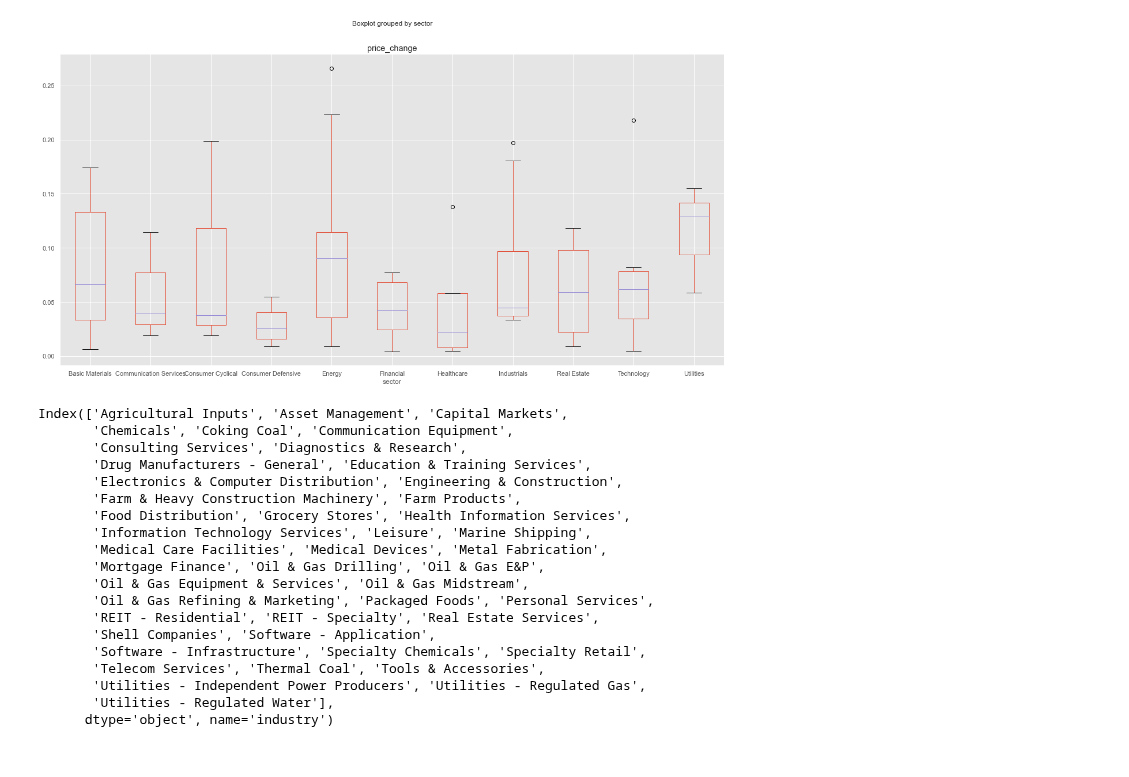
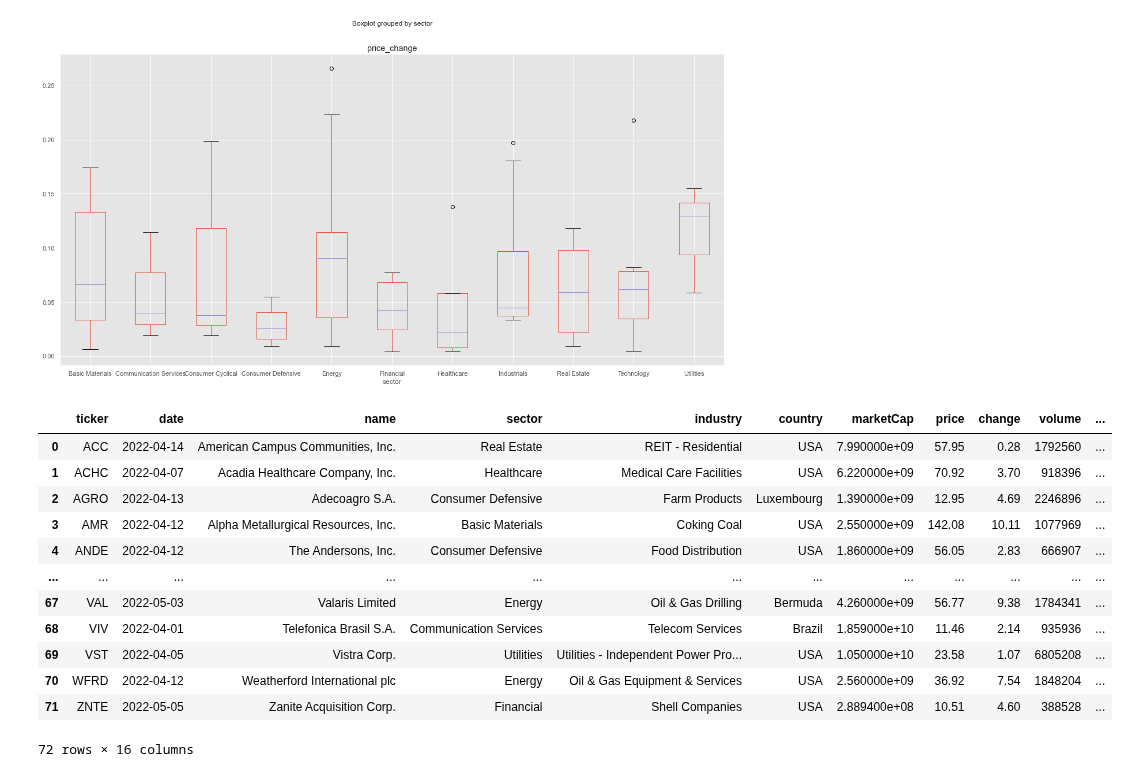
Before and after one commit to laimis/stock-screener-reports, a Jupyter notebook: src/FinvizScraper.Analysis/new_highs_analysis.ipynb, the cells around one changed output. Drawn from its saved outputs; the diff is of its cells as text; code cells hidden in the pictures.

```diff
--- a/src/FinvizScraper.Analysis/new_highs_analysis.ipynb
+++ b/src/FinvizScraper.Analysis/new_highs_analysis.ipynb
@@ -89,25 +128,19 @@ new_highs_with_p_clean.boxplot(column="price_change", by="sector")
 # %% [output]
 <AxesSubplot:title={'center':'price_change'}, xlabel='sector'>
 [figure]
-# %%
-new_highs_with_p_clean.groupby("industry")["price_change"].median()
-# %% [output]
-Index(['Agricultural Inputs', 'Asset Management', 'Capital Markets',
-       'Chemicals', 'Coking Coal', 'Communication Equipment',
-       'Consulting Services', 'Diagnostics & Research',
-       'Drug Manufacturers - General', 'Education & Training Services',
-       'Electronics & Computer Distribution', 'Engineering & Construction',
-       'Farm & Heavy Construction Machinery', 'Farm Products',
-       'Food Distribution', 'Grocery Stores', 'Health Information Services',
-       'Information Technology Services', 'Leisure', 'Marine Shipping',
-       'Medical Care Facilities', 'Medical Devices', 'Metal Fabrication',
-       'Mortgage Finance', 'Oil & Gas Drilling', 'Oil & Gas E&P',
-       'Oil & Gas Equipment & Services', 'Oil & Gas Midstream',
-       'Oil & Gas Refining & Marketing', 'Packaged Foods', 'Personal Services',
-       'REIT - Residential', 'REIT - Specialty', 'Real Estate Services',
-       'Shell Companies', 'Software - Application',
-       'Software - Infrastructure', 'Specialty Chemicals', 'Specialty Retail',
-       'Telecom Services', 'Thermal Coal', 'Tools & Accessories',
-       'Utilities - Independent Power Producers', 'Utilities - Regulated Gas',
-       'Utilities - Regulated Water'],
-      dtype='object', name='industry')
+# %%
+new_highs_with_p_clean.reset_index()
+# %% [output]
+|  | ticker | date | name | sector | industry | country | marketCap | price | change | volume | ... |
+| 0 | ACC | 2022-04-14 | American Campus Communities, Inc. | Real Estate | REIT - Residential | USA | 7.990000e+09 | 57.95 | 0.28 | 1792560 | ... |
+| 1 | ACHC | 2022-04-07 | Acadia Healthcare Company, Inc. | Healthcare | Medical Care Facilities | USA | 6.220000e+09 | 70.92 | 3.70 | 918396 | ... |
+| 2 | AGRO | 2022-04-13 | Adecoagro S.A. | Consumer Defensive | Farm Products | Luxembourg | 1.390000e+09 | 12.95 | 4.69 | 2246896 | ... |
+| 3 | AMR | 2022-04-12 | Alpha Metallurgical Resources, Inc. | Basic Materials | Coking Coal | USA | 2.550000e+09 | 142.08 | 10.11 | 1077969 | ... |
+| 4 | ANDE | 2022-04-12 | The Andersons, Inc. | Consumer Defensive | Food Distribution | USA | 1.860000e+09 | 56.05 | 2.83 | 666907 | ... |
+| ... | ... | ... | ... | ... | ... | ... | ... | ... | ... | ... | ... |
+| 67 | VAL | 2022-05-03 | Valaris Limited | Energy | Oil & Gas Drilling | Bermuda | 4.260000e+09 | 56.77 | 9.38 | 1784341 | ... |
+| 68 | VIV | 2022-04-01 | Telefonica Brasil S.A. | Communication Services | Telecom Services | Brazil | 1.859000e+10 | 11.46 | 2.14 | 935936 | ... |
+| 69 | VST | 2022-04-05 | Vistra Corp. | Utilities | Utilities - Independent Power Pro... | USA | 1.050000e+10 | 23.58 | 1.07 | 6805208 | ... |
+| 70 | WFRD | 2022-04-12 | Weatherford International plc | Energy | Oil & Gas Equipment & Services | USA | 2.560000e+09 | 36.92 | 7.54 | 1848204 | ... |
+| 71 | ZNTE | 2022-05-05 | Zanite Acquisition Corp. | Financial | Shell Companies | USA | 2.889400e+08 | 10.51 | 4.60 | 388528 | ... |
+72 rows × 16 columns
```
Also changed, not shown: parts of 13 cells of this notebook.
